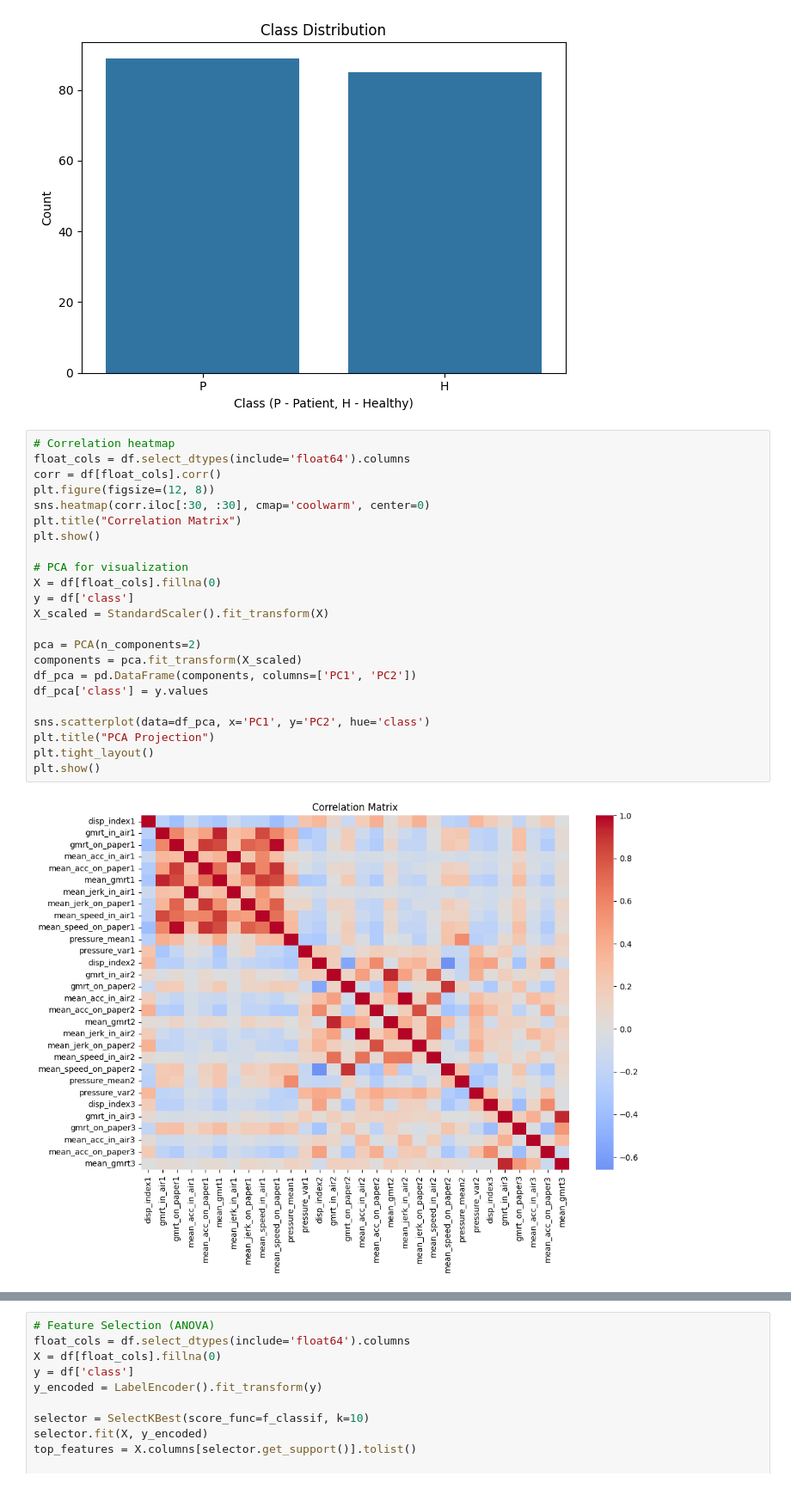
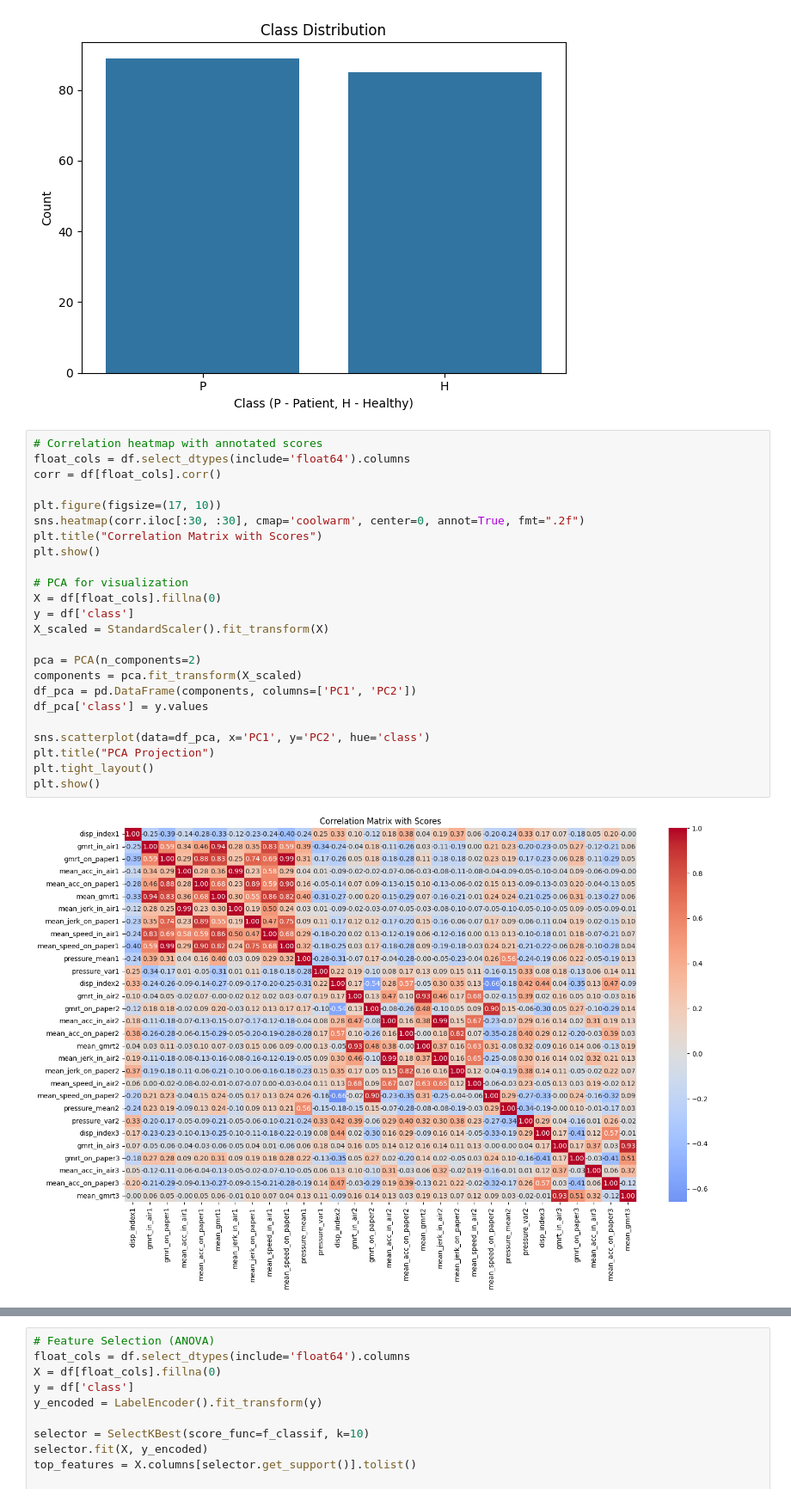
Before and after one commit to ljdvr/DARWIN, a Jupyter notebook: EDA.ipynb, the cells around one changed output, grey strips where cells are left out. Shown at 86% size. Saved outputs shown, nothing was run; the diff lists cells and outputs as text.

```diff
--- a/EDA.ipynb
+++ b/EDA.ipynb
@@ -65,30 +65,31 @@ H    85
 Name: count, dtype: int64
 [figure]
 # %%
-# Correlation heatmap
+# Correlation heatmap with annotated scores
 float_cols = df.select_dtypes(include='float64').columns
 corr = df[float_cols].corr()
-plt.figure(figsize=(12, 8))
-sns.heatmap(corr.iloc[:30, :30], cmap='coolwarm', center=0)
-plt.title("Correlation Matrix")
+
+plt.figure(figsize=(17, 10))
+sns.heatmap(corr.iloc[:30, :30], cmap='coolwarm', center=0, annot=True, fmt=".2f")
+plt.title("Correlation Matrix with Scores")
 plt.show()
 
 # PCA for visualization
 X = df[float_cols].fillna(0)
 y = df['class']
 X_scaled = StandardScaler().fit_transform(X)
 
 pca = PCA(n_components=2)
 components = pca.fit_transform(X_scaled)
 df_pca = pd.DataFrame(components, columns=['PC1', 'PC2'])
 df_pca['class'] = y.values
 
 sns.scatterplot(data=df_pca, x='PC1', y='PC2', hue='class')
 plt.title("PCA Projection")
 plt.tight_layout()
 plt.show()
 # %% [output]
-[figure, old version]
+[figure, new version]
 [figure]
 # %%
 # Feature Selection (ANOVA)
```
